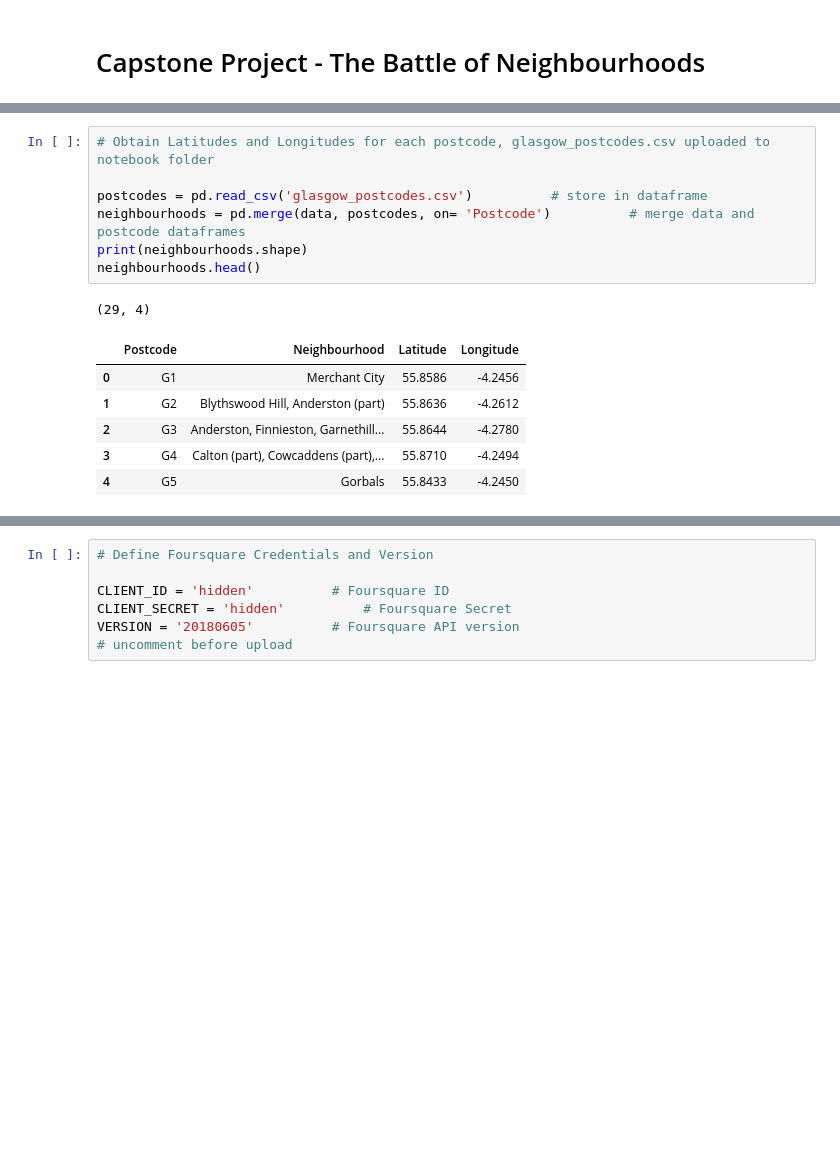
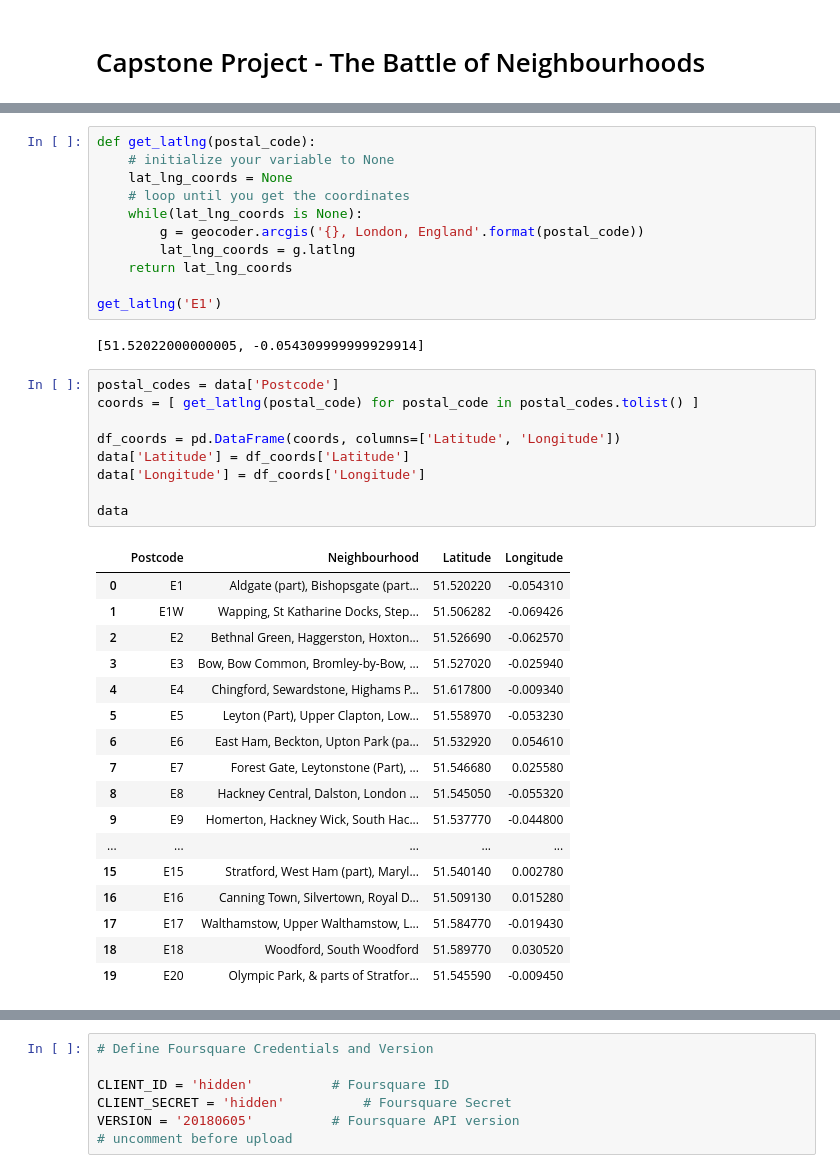
Before and after one commit to WOuOK-93/IBM-DataScience-Capstone, a Jupyter notebook: BattleofNeighboursFinal.ipynb, the cells around one changed output, grey strips where cells are left out. Cells and saved outputs as stored; diff of their text form; blank space fills up the shorter version.

```diff
--- a/BattleofNeighboursFinal.ipynb
+++ b/BattleofNeighboursFinal.ipynb
@@ -117,17 +103,42 @@ data.head()
-# %%
-# Obtain Latitudes and Longitudes for each postcode, glasgow_postcodes.csv uploaded to notebook folder
-
-postcodes = pd.read_csv('glasgow_postcodes.csv')          # store in dataframe
-neighbourhoods = pd.merge(data, postcodes, on= 'Postcode')          # merge data and postcode dataframes
-print(neighbourhoods.shape)
-neighbourhoods.head()
-# %% [output]
-(29, 4)
-|  | Postcode | Neighbourhood | Latitude | Longitude |
-| 0 | G1 | Merchant City | 55.8586 | -4.2456 |
-| 1 | G2 | Blythswood Hill, Anderston (part) | 55.8636 | -4.2612 |
-| 2 | G3 | Anderston, Finnieston, Garnethill... | 55.8644 | -4.2780 |
-| 3 | G4 | Calton (part), Cowcaddens (part),... | 55.8710 | -4.2494 |
-| 4 | G5 | Gorbals | 55.8433 | -4.2450 |
+# %%
+def get_latlng(postal_code):
+    # initialize your variable to None
+    lat_lng_coords = None
+    # loop until you get the coordinates
+    while(lat_lng_coords is None):
+        g = geocoder.arcgis('{}, London, England'.format(postal_code))
+        lat_lng_coords = g.latlng
+    return lat_lng_coords
+
+get_latlng('E1')
+# %% [output]
+[51.52022000000005, -0.054309999999929914]
+# %%
+postal_codes = data['Postcode']
+coords = [ get_latlng(postal_code) for postal_code in postal_codes.tolist() ]
+
+df_coords = pd.DataFrame(coords, columns=['Latitude', 'Longitude'])
+data['Latitude'] = df_coords['Latitude']
+data['Longitude'] = df_coords['Longitude']
+
+data
+# %% [output]
+|  | Postcode | Neighbourhood | Latitude | Longitude |
+| 0 | E1 | Aldgate (part), Bishopsgate (part... | 51.520220 | -0.054310 |
+| 1 | E1W | Wapping, St Katharine Docks, Step... | 51.506282 | -0.069426 |
+| 2 | E2 | Bethnal Green, Haggerston, Hoxton... | 51.526690 | -0.062570 |
+| 3 | E3 | Bow, Bow Common, Bromley-by-Bow, ... | 51.527020 | -0.025940 |
+| 4 | E4 | Chingford, Sewardstone, Highams P... | 51.617800 | -0.009340 |
+| 5 | E5 | Leyton (Part), Upper Clapton, Low... | 51.558970 | -0.053230 |
+| 6 | E6 | East Ham, Beckton, Upton Park (pa... | 51.532920 | 0.054610 |
+| 7 | E7 | Forest Gate, Leytonstone (Part), ... | 51.546680 | 0.025580 |
+| 8 | E8 | Hackney Central, Dalston, London ... | 51.545050 | -0.055320 |
+| 9 | E9 | Homerton, Hackney Wick, South Hac... | 51.537770 | -0.044800 |
+| ... | ... | ... | ... | ... |
+| 15 | E15 | Stratford, West Ham (part), Maryl... | 51.540140 | 0.002780 |
+| 16 | E16 | Canning Town, Silvertown, Royal D... | 51.509130 | 0.015280 |
+| 17 | E17 | Walthamstow, Upper Walthamstow, L... | 51.584770 | -0.019430 |
+| 18 | E18 | Woodford, South Woodford | 51.589770 | 0.030520 |
+| 19 | E20 | Olympic Park, & parts of Stratfor... | 51.545590 | -0.009450 |
 # %%
 # Create a map of the neighbourhoods
```
Also changed, not shown: parts of 5 cells of this notebook.
